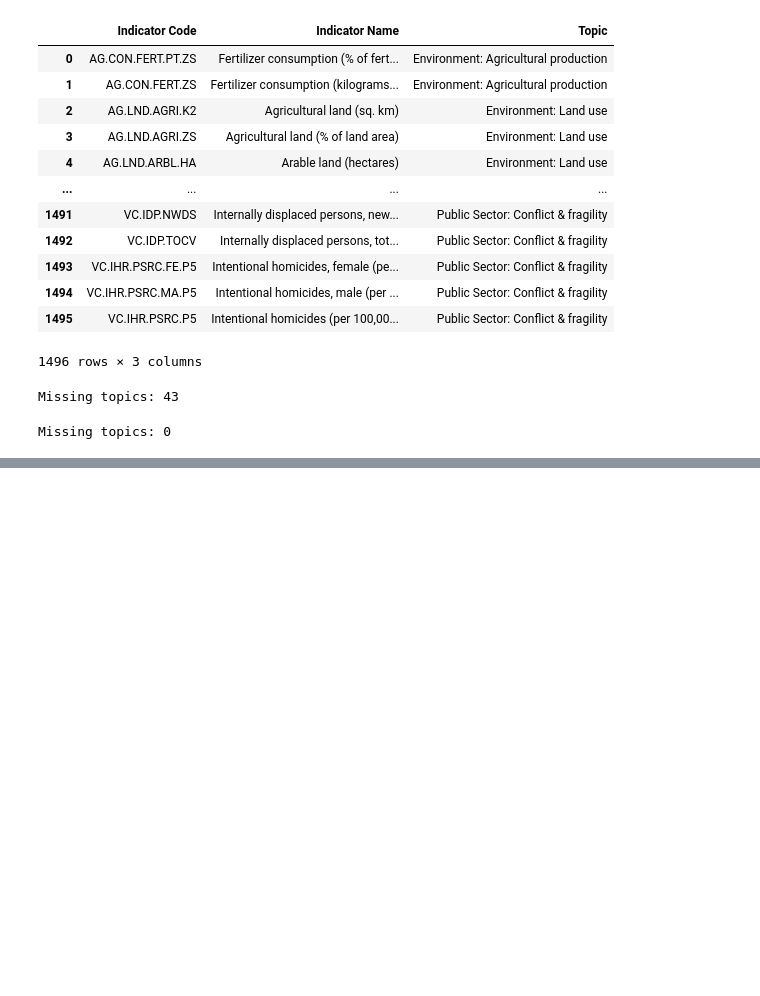
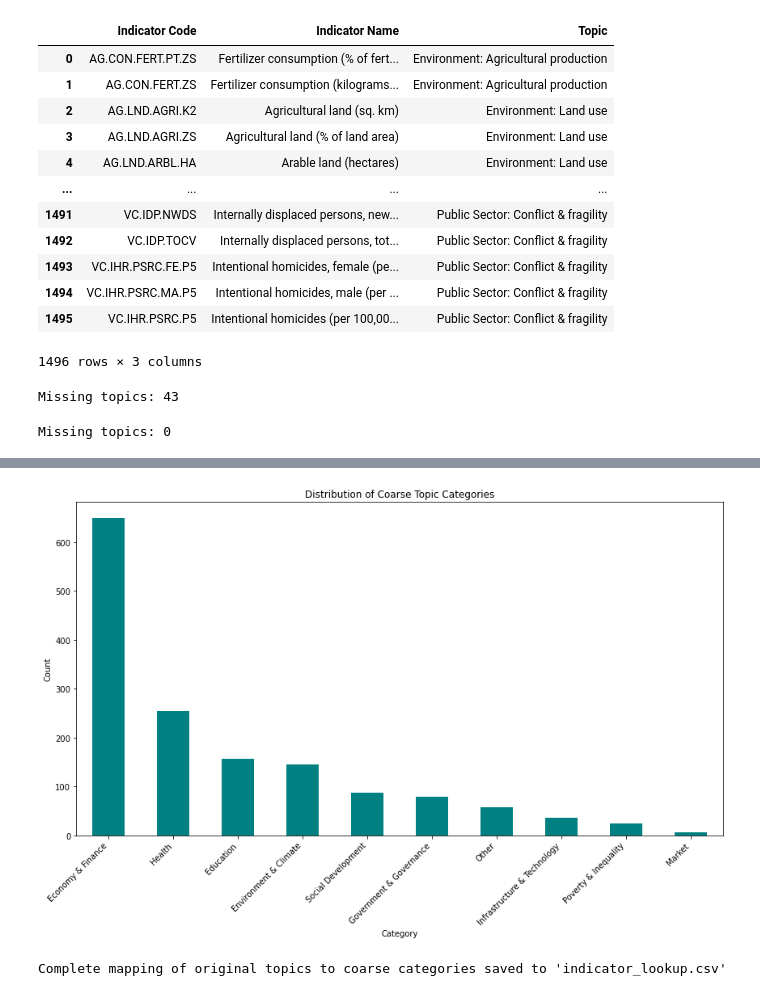
Before and after one commit to garrettwflowers/wdi-income-inequality, a Jupyter notebook: categorize_indicators.ipynb, the cells around one changed output, grey strips where cells are left out. Drawn from its saved outputs; the diff is of its cells as text; code cells hidden in the pictures; blank space fills up the shorter version.

```diff
--- a/categorize_indicators.ipynb
+++ b/categorize_indicators.ipynb
@@ -44,8 +44,77 @@ print(f"Missing topics: {series_ref['Topic'].isna().sum()}")
 # %% [output]
 Missing topics: 0
 # %%
-# bring in coarse topic labels
-df_coarse_topics = pd.read_csv('1_data/trimmed_data_with_coarse_topics_knn_imputed.csv', usecols=['Indicator Code', 'Coarse_Topic']).drop_duplicates()
-series_ref_merged = pd.merge(series_ref, df_coarse_topics, on='Indicator Code', how='left')
-series_ref_merged.isna().sum()
+# Create a function to map topics to more coarse categories
+def map_to_coarse_category(topic):
+    if pd.isna(topic):
+        return "Other"
+
+    topic_lower = str(topic).lower()
+
+    # Poverty & Inequality category
+    if any(term in topic_lower for term in ['poverty', 'gini', 'inequality', 'income distribution',
+                                          'wealth distribution', 'income gap', 'wealth gap']):
+        return "Poverty & Inequality"
+
+    # Economic categories
+    elif any(term in topic_lower for term in ['economic', 'economy', 'finance', 'trade', 'business']):
+        return "Economy & Finance"
+
+    elif any(term in topic_lower for term in ['market']):
+        return "Market"
+
+    # Environmental categories
+    elif any(term in topic_lower for term in ['environment', 'climate', 'emission', 'pollution', 'forest', 'energy']):
+        return "Environment & Climate"
+
+    # Social categories (excluding poverty)
+    elif any(term in topic_lower for term in ['health']):
+        return "Health"
+
+    elif any(term in topic_lower for term in ['education']):
+        return "Education"
+
+     # Social categories (excluding poverty)
+    elif any(term in topic_lower for term in ['social', 'urban', 'rural']):
+        return "Social Development"
+
+    elif any(term in topic_lower for term in ['education']):
+        return "Gender"
+
+    # Infrastructure categories
+    elif any(term in topic_lower for term in ['infrastructure', 'transport', 'communication', 'technology']):
+        return "Infrastructure & Technology"
+
+    # Government categories
+    elif any(term in topic_lower for term in ['government', 'public sector', 'governance', 'law', 'regulation']):
+        return "Government & Governance"
+
+    # Agriculture categories
+    elif any(term in topic_lower for term in ['agriculture', 'farming', 'land', 'food']):
+        return "Agriculture & Food"
+
+    # Default category
+    else:
+        return "Other"
+
+# Create a new column with coarse categories
+series_ref['Coarse_Topic'] = series_ref['Topic'].apply(map_to_coarse_category)
+
+# Count the distribution of coarse topics
+coarse_counts = series_ref['Coarse_Topic'].value_counts()
+print("\nDistribution of coarse topic categories:")
+print(coarse_counts)
+
+# Visualize the coarse categories
+plt.figure(figsize=(12, 8))
+coarse_counts.plot(kind='bar', color='teal')
+plt.title('Distribution of Coarse Topic Categories')
+plt.xlabel('Category')
+plt.ylabel('Count')
+plt.xticks(rotation=45, ha='right')
+plt.tight_layout()
+plt.savefig('output/images/coarse_topic_distribution.png')
+plt.show()
+series_ref.to_csv('output/reference/indicator_lookup.csv', index=False)
+print("\nComplete mapping of original topics to coarse categories saved to 'indicator_lookup.csv'")
 # %% [output]
@@ -56,0 +134,2 @@ dtype: int64
+[figure, added]
+Complete mapping of original topics to coarse categories saved to 'indicator_lookup.csv'
```
Also changed, not shown: parts of 2 cells of this notebook, 9 other files.
